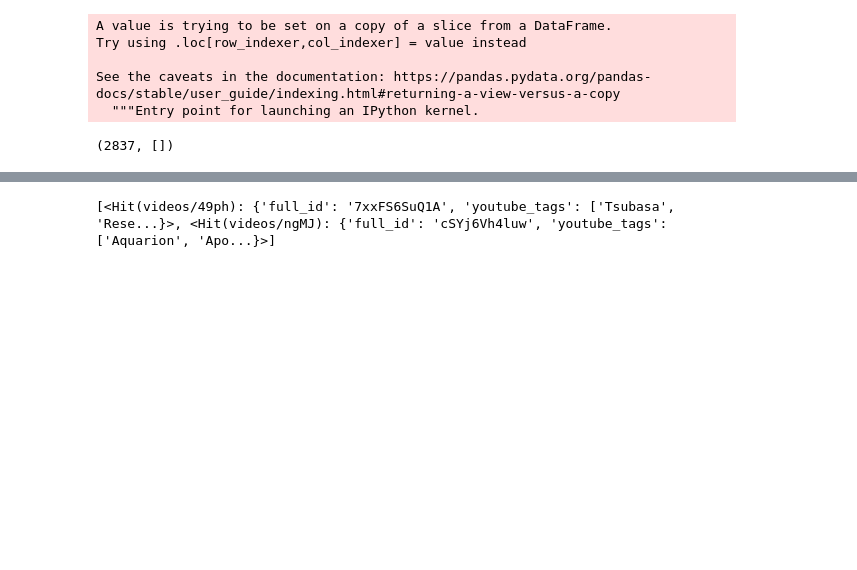
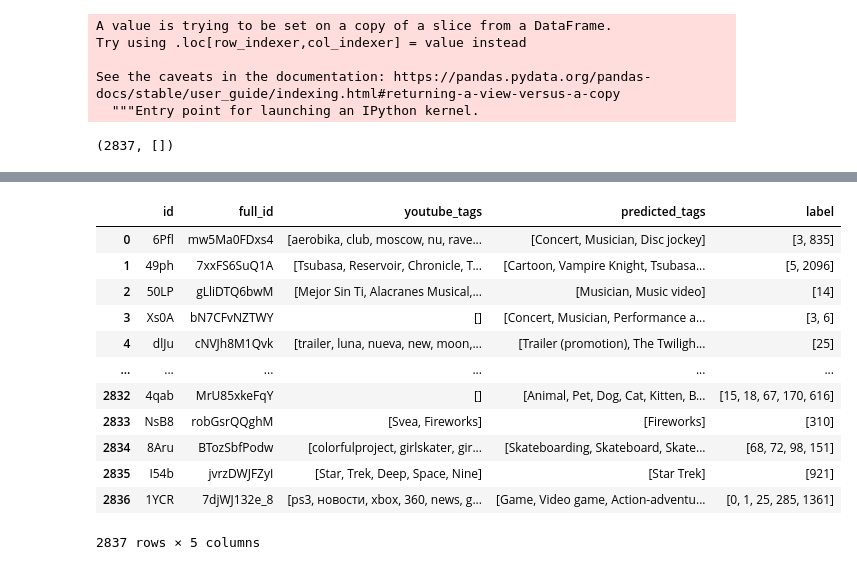
Before and after one commit to watemerald/Capstone, a Jupyter notebook: Evaluation Selection.ipynb, the cells around one changed output, grey strips where cells are left out. Saved outputs shown, nothing was run; the diff lists cells and outputs as text; code cells hidden in the pictures; blank space fills up the shorter version.

```diff
--- a/Evaluation Selection.ipynb
+++ b/Evaluation Selection.ipynb
@@ -599,5 +598,18 @@ s = Search(using=es, index="videos").query("multi_match", query="tsubasa", field
-# %%
-res = s.execute()
-res.hits.
-# %% [output]
-[<Hit(videos/49ph): {'full_id': '7xxFS6SuQ1A', 'youtube_tags': ['Tsubasa', 'Rese...}>, <Hit(videos/ngMJ): {'full_id': 'cSYj6Vh4luw', 'youtube_tags': ['Aquarion', 'Apo...}>]
+# %%
+subrecords = subrecords.merge(records)
+# %%
+subrecords
+# %% [output]
+|  | id | full_id | youtube_tags | predicted_tags | label |
+| 0 | 6Pfl | mw5Ma0FDxs4 | [aerobika, club, moscow, nu, rave... | [Concert, Musician, Disc jockey] | [3, 835] |
+| 1 | 49ph | 7xxFS6SuQ1A | [Tsubasa, Reservoir, Chronicle, T... | [Cartoon, Vampire Knight, Tsubasa... | [5, 2096] |
+| 2 | 50LP | gLliDTQ6bwM | [Mejor Sin Ti, Alacranes Musical,... | [Musician, Music video] | [14] |
+| 3 | Xs0A | bN7CFvNZTWY | [] | [Concert, Musician, Performance a... | [3, 6] |
+| 4 | dlJu | cNVJh8M1Qvk | [trailer, luna, nueva, new, moon,... | [Trailer (promotion), The Twiligh... | [25] |
+| ... | ... | ... | ... | ... | ... |
+| 2832 | 4qab | MrU85xkeFqY | [] | [Animal, Pet, Dog, Cat, Kitten, B... | [15, 18, 67, 170, 616] |
+| 2833 | NsB8 | robGsrQQghM | [Svea, Fireworks] | [Fireworks] | [310] |
+| 2834 | 8Aru | BTozSbfPodw | [colorfulproject, girlskater, gir... | [Skateboarding, Skateboard, Skate... | [68, 72, 98, 151] |
+| 2835 | I54b | jvrzDWJFZyI | [Star, Trek, Deep, Space, Nine] | [Star Trek] | [921] |
+| 2836 | 1YCR | 7djWJ132e_8 | [ps3, новости, xbox, 360, news, g... | [Game, Video game, Action-adventu... | [0, 1, 25, 285, 1361] |
+2837 rows × 5 columns
```
Also changed, not shown: parts of 22 cells of this notebook, 2 other files.
